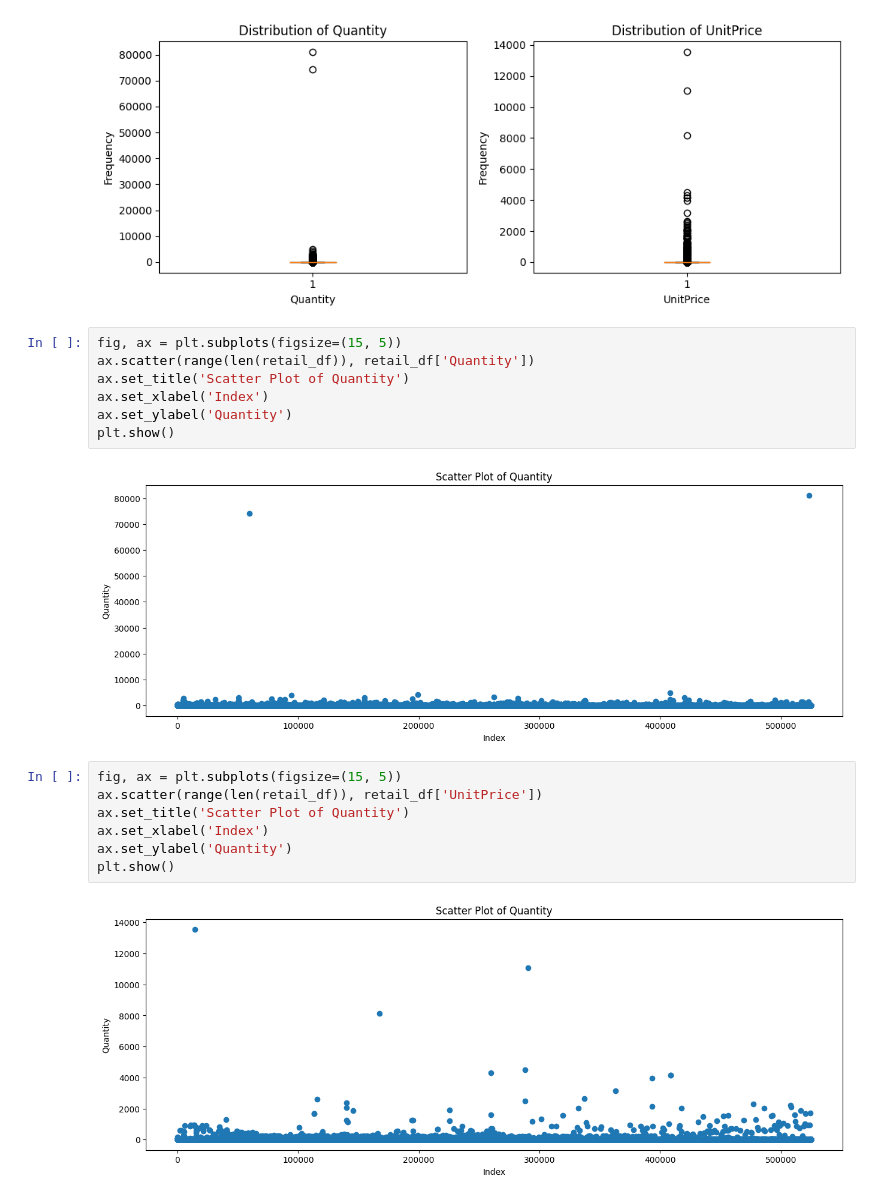
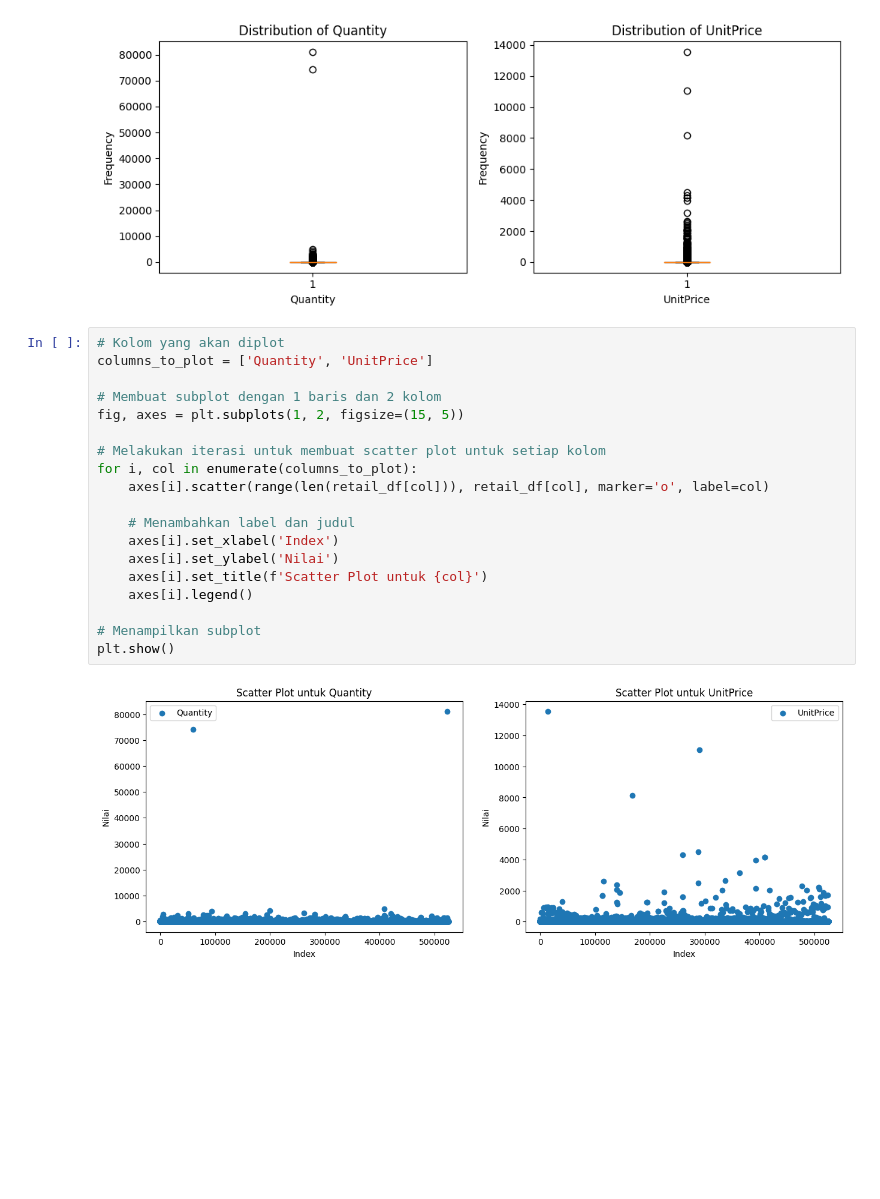
Before and after one commit to sandys-ss/cohort-analysis, a Jupyter notebook: cohort.ipynb, the cells around one changed output. Drawn from its saved outputs; the diff is of its cells as text; blank space fills up the shorter version.

```diff
--- a/cohort.ipynb
+++ b/cohort.ipynb
@@ -245,21 +246,24 @@ plt.tight_layout()
 plt.show()
 # %% [output]
 [figure]
-# %%
-fig, ax = plt.subplots(figsize=(15, 5))
-ax.scatter(range(len(retail_df)), retail_df['Quantity'])
-ax.set_title('Scatter Plot of Quantity')
-ax.set_xlabel('Index')
-ax.set_ylabel('Quantity')
-plt.show()
-# %% [output]
-[figure, removed]
-# %%
-fig, ax = plt.subplots(figsize=(15, 5))
-ax.scatter(range(len(retail_df)), retail_df['UnitPrice'])
-ax.set_title('Scatter Plot of Quantity')
-ax.set_xlabel('Index')
-ax.set_ylabel('Quantity')
-plt.show()
-# %% [output]
-[figure, removed]
+# %%
+# Kolom yang akan diplot
+columns_to_plot = ['Quantity', 'UnitPrice']
+
+# Membuat subplot dengan 1 baris dan 2 kolom
+fig, axes = plt.subplots(1, 2, figsize=(15, 5))
+
+# Melakukan iterasi untuk membuat scatter plot untuk setiap kolom
+for i, col in enumerate(columns_to_plot):
+    axes[i].scatter(range(len(retail_df[col])), retail_df[col], marker='o', label=col)
+
+    # Menambahkan label dan judul
+    axes[i].set_xlabel('Index')
+    axes[i].set_ylabel('Nilai')
+    axes[i].set_title(f'Scatter Plot untuk {col}')
+    axes[i].legend()
+
+# Menampilkan subplot
+plt.show()
+# %% [output]
+[figure, added]
```
Also changed, not shown: parts of 10 cells of this notebook, 1 other file.
